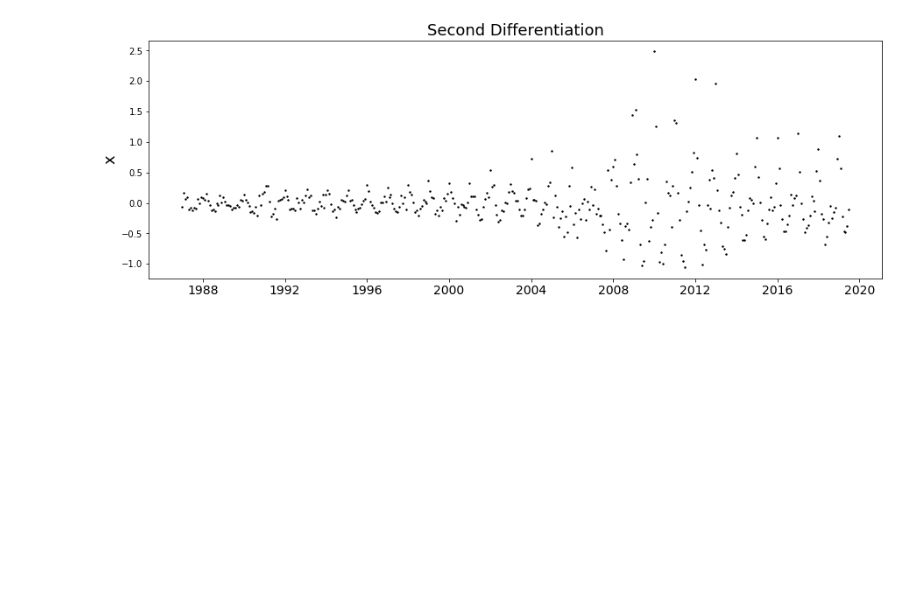
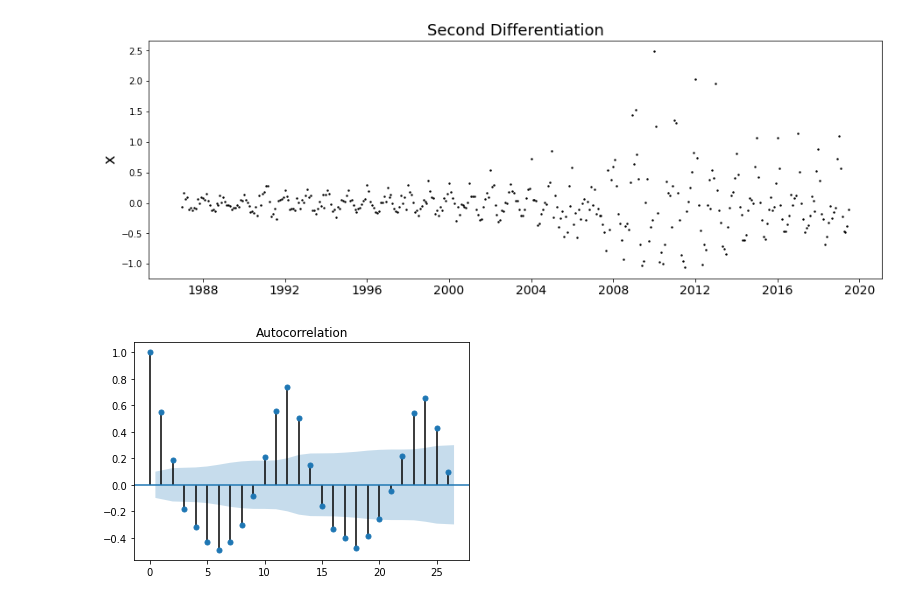
Before and after one commit to irene1014/time-series, a Jupyter notebook: Time-series-analysis.ipynb, the cells around one changed output. Cells and saved outputs as stored; diff of their text form; code cells hidden in the pictures; blank space fills up the shorter version.

```diff
--- a/Time-series-analysis.ipynb
+++ b/Time-series-analysis.ipynb
@@ -85,0 +82,7 @@ _=plt.title('Second Differentiation',fontsize=18)
+# %%
+from statsmodels.graphics.tsaplots import plot_acf, plot_pacf
+from matplotlib import pyplot
+plot_acf(t2)
+pyplot.show()
+# %% [output]
+[figure, added]
```
Also changed, not shown: parts of 22 cells of this notebook.
